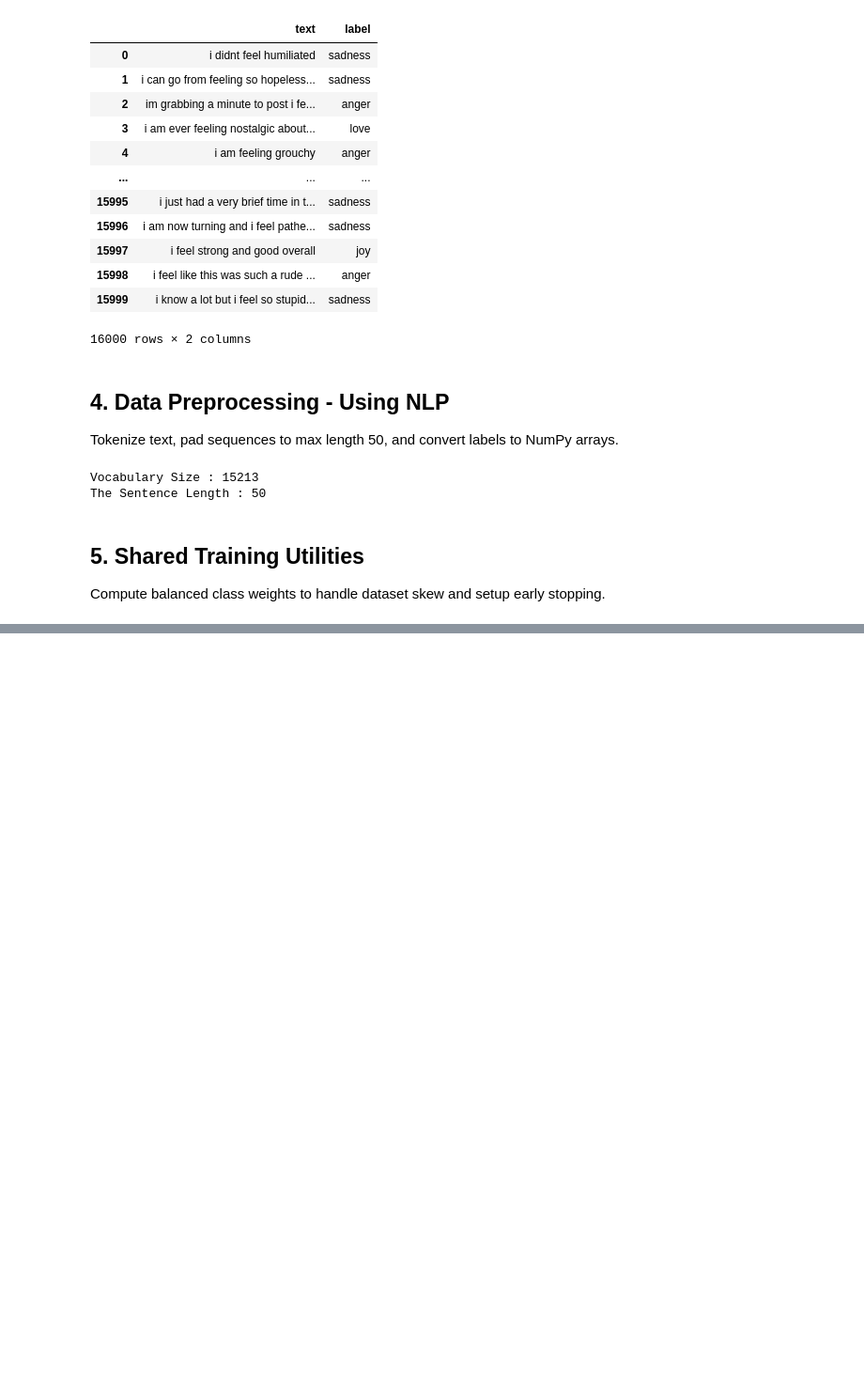
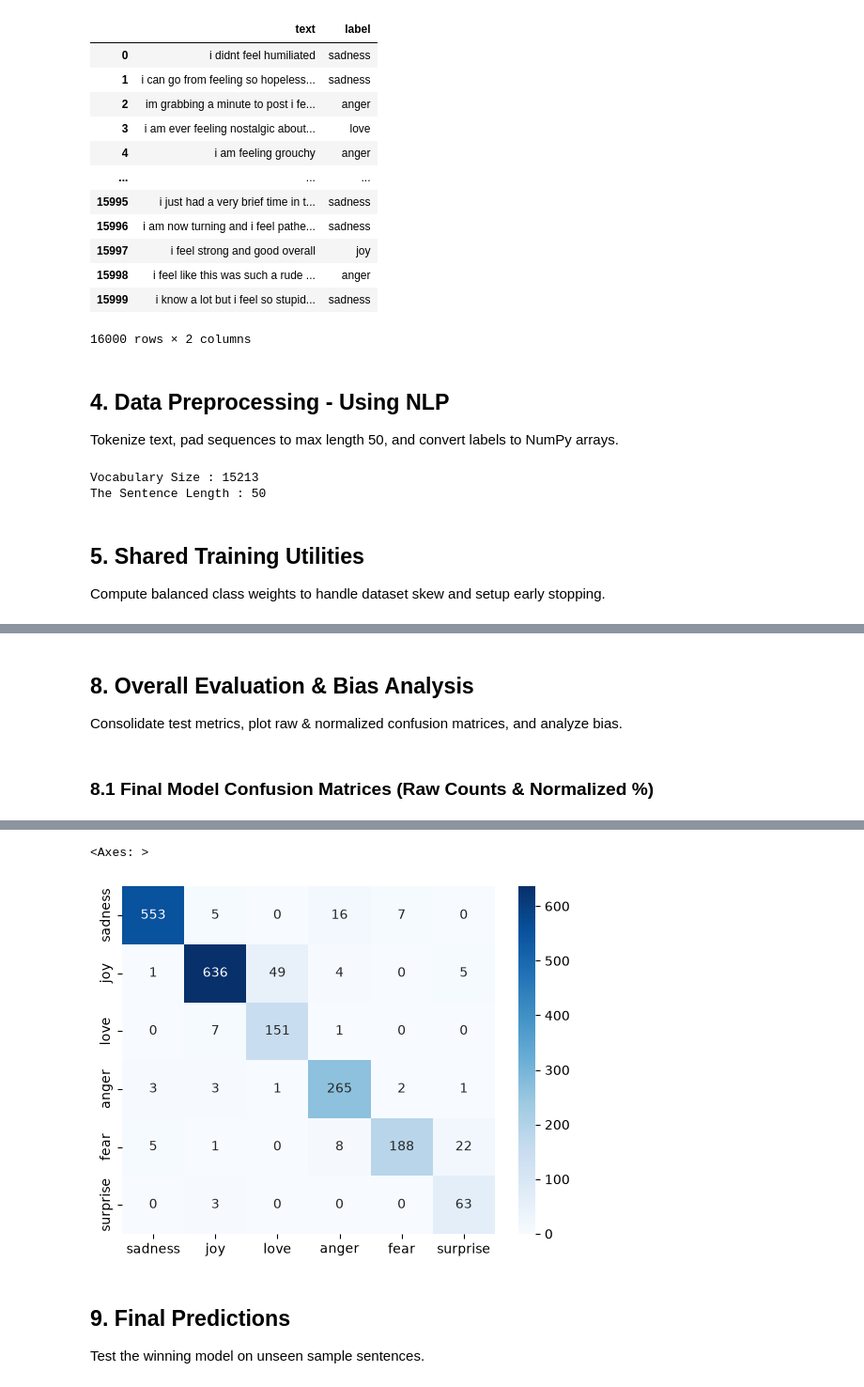
Before and after one commit to mdzaheerjk/Emotion-Prediction, a Jupyter notebook: Notebook/final_clean.ipynb, the cells around one changed output, grey strips where cells are left out. Shown at 94% size. Saved outputs shown, nothing was run; the diff lists cells and outputs as text; code cells hidden in the pictures; blank space fills up the shorter version.

Commit message:
model trained

```diff
--- a/Notebook/final_clean.ipynb
+++ b/Notebook/final_clean.ipynb
@@ -109,0 +149,13 @@ Compute balanced class weights to handle dataset skew and setup early stopping.
+# %%
+rnn_model.fit(padded_train_sequence,
+              train_labels,
+              validation_data=(padded_test_sequence,test_labels),
+              epochs=20,
+              batch_size=32,
+              class_weight=class_weight_dict,
+              callbacks=[early_stoping]
+
+              )
+rnn_loss,rnn_accuracy=rnn_model.evaluate(padded_test_sequence,test_labels)
+print(f"RNN Loss : {rnn_loss}")
+print(f"RNN Accuracy : {rnn_accuracy}")
@@ -109,0 +279,15 @@ Compute balanced class weights to handle dataset skew and setup early stopping.
+# %%
+from tensorflow.keras.layers import Bidirectional
+
+
+BIGRU_model=Sequential([
+    Embedding(input_dim=max_words,output_dim=300,input_length=50),
+    Bidirectional(GRU(units=128,return_sequences=True)),
+    Dropout(0.5),
+    Bidirectional(GRU(units=64)),
+    Dropout(0.5),
+    Dense(units=num_classes,activation='softmax')
+])
+
+BIGRU_model.compile(optimizer='adam',loss='sparse_categorical_crossentropy',metrics=['accuracy'])
+BIGRU_model.summary()
@@ -109,0 +314,10 @@ Compute balanced class weights to handle dataset skew and setup early stopping.
+# %%
+BIGRU_model.fit(
+    padded_train_sequence,
+    train_labels,
+    validation_data=(padded_test_sequence,test_labels),
+    epochs=20,
+    batch_size=32,
+    class_weight=class_weight_dict,
+    callbacks=[early_stoping]
+    )
@@ -109,0 +344,11 @@ Compute balanced class weights to handle dataset skew and setup early stopping.
+# %% [markdown]
+## 8. Overall Evaluation & Bias Analysis
+Consolidate test metrics, plot raw & normalized confusion matrices, and analyze bias.
+# %% [markdown]
+### 8.1 Final Model Confusion Matrices (Raw Counts & Normalized %)
+# %%
+from sklearn.metrics import confusion_matrix
+
+BIGRU_Predictions=np.argmax(BIGRU_model.predict(padded_test_sequence),axis=1)
+sns.heatmap(confusion_matrix(test_label,BIGRU_Predictions),annot=True,fmt='d',cmap='Blues',xticklabels=label_names,yticklabels=label_names)
+# %% [output]
@@ -109,0 +356,5 @@ Compute balanced class weights to handle dataset skew and setup early stopping.
+<Axes: >
+[figure, added]
+# %% [markdown]
+## 9. Final Predictions
+Test the winning model on unseen sample sentences.
```
Also changed, not shown: parts of 21 cells of this notebook, 2 other files.
